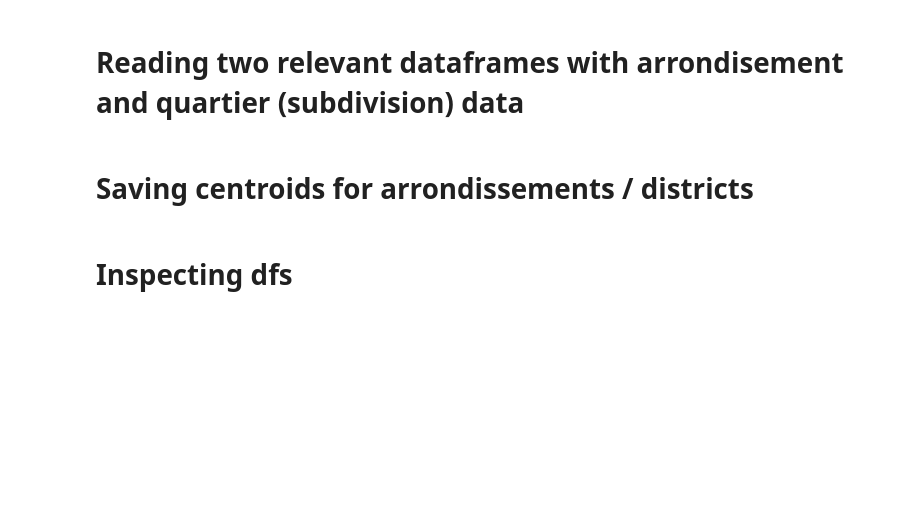
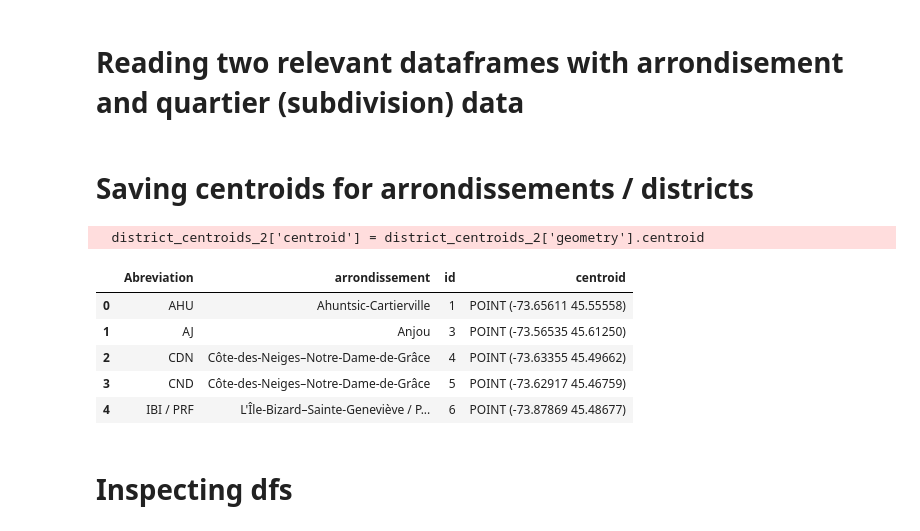
Before and after one commit to michelo200/GDS_project_deployment, a Jupyter notebook: initial_analysis/district_analysis_caro.ipynb, the cells around one changed output. Saved outputs shown, nothing was run; the diff lists cells and outputs as text; code cells hidden in the pictures; blank space fills up the shorter version.

```diff
--- a/initial_analysis/district_analysis_caro.ipynb
+++ b/initial_analysis/district_analysis_caro.ipynb
@@ -39,7 +39,7 @@ df2 = gpd.read_file('/Users/caro/Desktop/SPRING24/GDS/PROJECT/GDS_project/datafr
 
 # district_polygons = gpd.GeoDataFrame(district_polygons, geometry='geometry')
 # %%
-df2 = df2.to_crs(crs=3857)
+df2 = df2.to_crs(crs=4326)
 district_centroids_2 = df2.copy()
 district_centroids_2['centroid'] = district_centroids_2['geometry'].centroid
 df2 = df2.to_crs(crs=4326)
@@ -50,6 +50,17 @@ district_centroids_2 = district_centroids_2.groupby('Abreviation').agg(
 ).reset_index()
 
 district_centroids_2 = gpd.GeoDataFrame(district_centroids_2, geometry='centroid')
+# %% [output]
+  district_centroids_2['centroid'] = district_centroids_2['geometry'].centroid
+# %%
+district_centroids_2.head()
+# %% [output]
+|  | Abreviation | arrondissement | id | centroid |
+| 0 | AHU | Ahuntsic-Cartierville | 1 | POINT (-73.65611 45.55558) |
+| 1 | AJ | Anjou | 3 | POINT (-73.56535 45.61250) |
+| 2 | CDN | Côte-des-Neiges–Notre-Dame-de-Grâce | 4 | POINT (-73.63355 45.49662) |
+| 3 | CND | Côte-des-Neiges–Notre-Dame-de-Grâce | 5 | POINT (-73.62917 45.46759) |
+| 4 | IBI / PRF | L'Île-Bizard–Sainte-Geneviève / P... | 6 | POINT (-73.87869 45.48677) |
 # %%
 district_centroids_2.to_file("district_centroids.geojson", driver='GeoJSON')
 # %%
```
Also changed, not shown: parts of 1 cell of this notebook, 1 other file.
